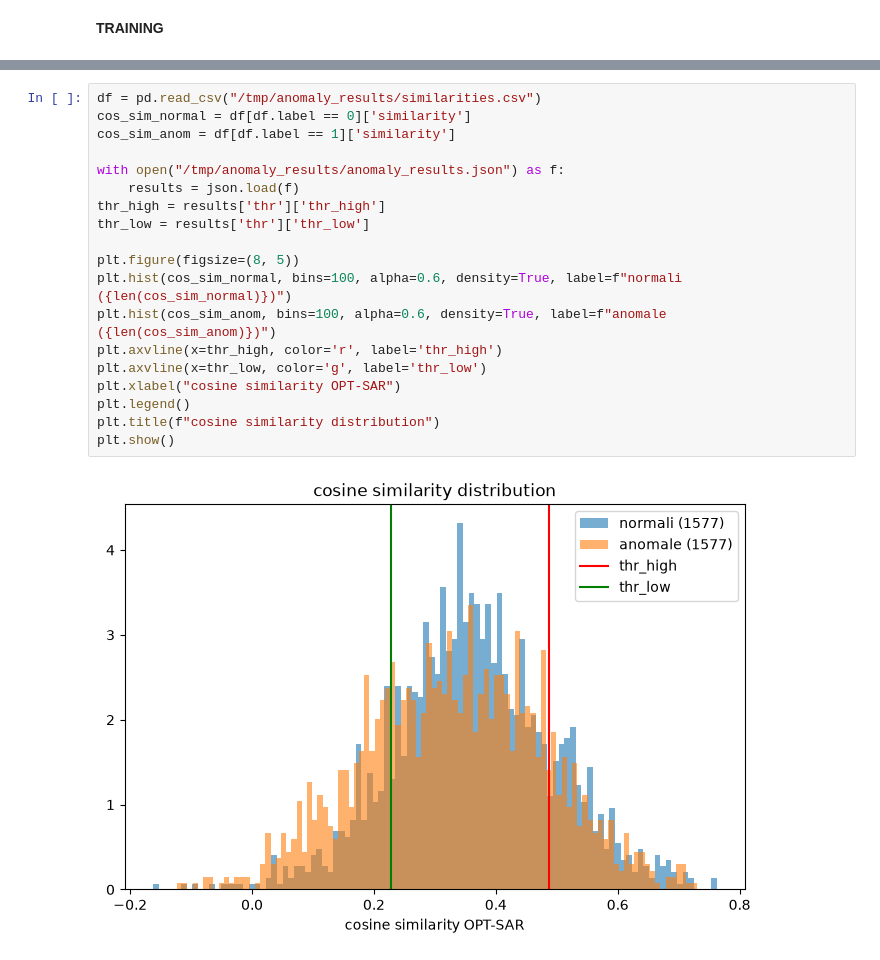
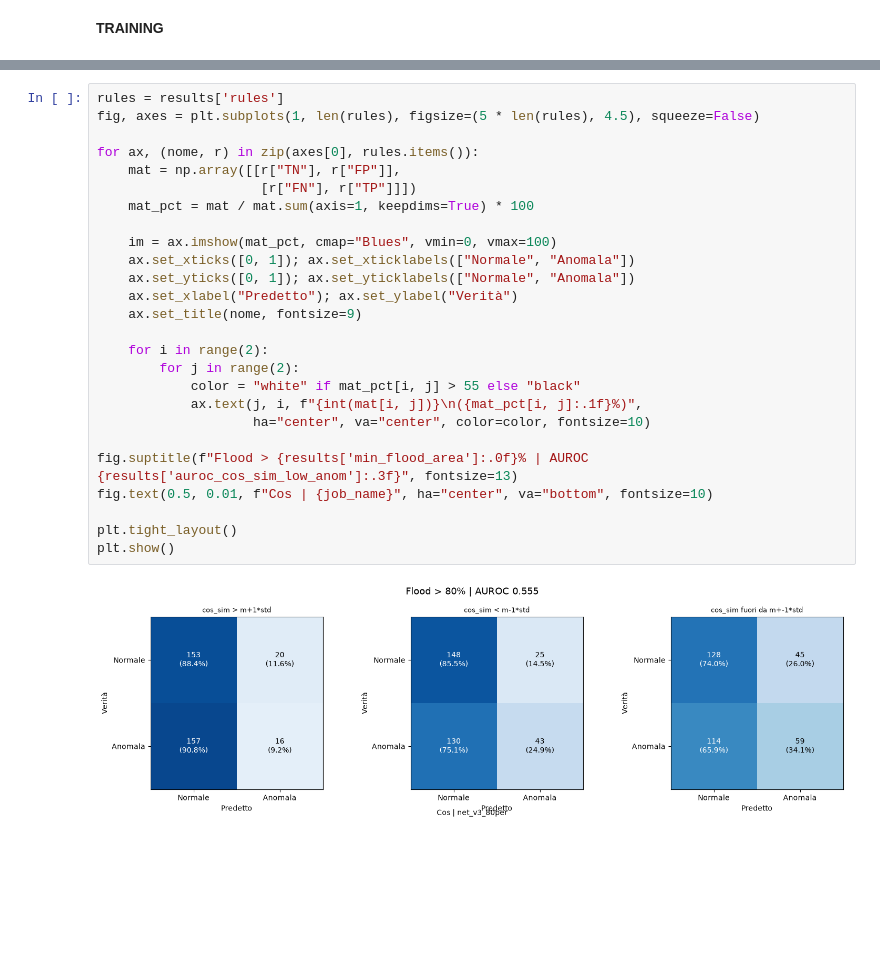
Before and after one commit to mattiaBarbo2002/TESI, a Jupyter notebook: notebooks/ad_cosine.ipynb, the cells around one changed output, grey strips where cells are left out. Cells and saved outputs as stored; diff of their text form; blank space fills up the shorter version.

```diff
--- a/notebooks/ad_cosine.ipynb
+++ b/notebooks/ad_cosine.ipynb
@@ -154,21 +180,28 @@ AUROC (similarità bassa = anomalia): 0.559
 # %%
-df = pd.read_csv("/tmp/anomaly_results/similarities.csv")
-cos_sim_normal = df[df.label == 0]['similarity']
-cos_sim_anom = df[df.label == 1]['similarity']
+rules = results['rules']
+fig, axes = plt.subplots(1, len(rules), figsize=(5 * len(rules), 4.5), squeeze=False)
 
-with open("/tmp/anomaly_results/anomaly_results.json") as f:
-    results = json.load(f)
-thr_high = results['thr']['thr_high']
-thr_low = results['thr']['thr_low']
+for ax, (nome, r) in zip(axes[0], rules.items()):
+    mat = np.array([[r["TN"], r["FP"]],
+                     [r["FN"], r["TP"]]])
+    mat_pct = mat / mat.sum(axis=1, keepdims=True) * 100
 
-plt.figure(figsize=(8, 5))
-plt.hist(cos_sim_normal, bins=100, alpha=0.6, density=True, label=f"normali ({len(cos_sim_normal)})")
-plt.hist(cos_sim_anom, bins=100, alpha=0.6, density=True, label=f"anomale ({len(cos_sim_anom)})")
-plt.axvline(x=thr_high, color='r', label='thr_high')
-plt.axvline(x=thr_low, color='g', label='thr_low')
-plt.xlabel("cosine similarity OPT-SAR")
-plt.legend()
-plt.title(f"cosine similarity distribution")
+    im = ax.imshow(mat_pct, cmap="Blues", vmin=0, vmax=100)
+    ax.set_xticks([0, 1]); ax.set_xticklabels(["Normale", "Anomala"])
+    ax.set_yticks([0, 1]); ax.set_yticklabels(["Normale", "Anomala"])
+    ax.set_xlabel("Predetto"); ax.set_ylabel("Verità")
+    ax.set_title(nome, fontsize=9)
+
+    for i in range(2):
+        for j in range(2):
+            color = "white" if mat_pct[i, j] > 55 else "black"
+            ax.text(j, i, f"{int(mat[i, j])}\n({mat_pct[i, j]:.1f}%)",
+                    ha="center", va="center", color=color, fontsize=10)
+
+fig.suptitle(f"Flood > {results['min_flood_area']:.0f}% | AUROC {results['auroc_cos_sim_low_anom']:.3f}", fontsize=13)
+fig.text(0.5, 0.01, f"Cos | {job_name}", ha="center", va="bottom", fontsize=10)
+
+plt.tight_layout()
 plt.show()
 # %% [output]
-[figure, old version]
+[figure, new version]
```
Also changed, not shown: parts of 6 cells of this notebook, 11 other files.
